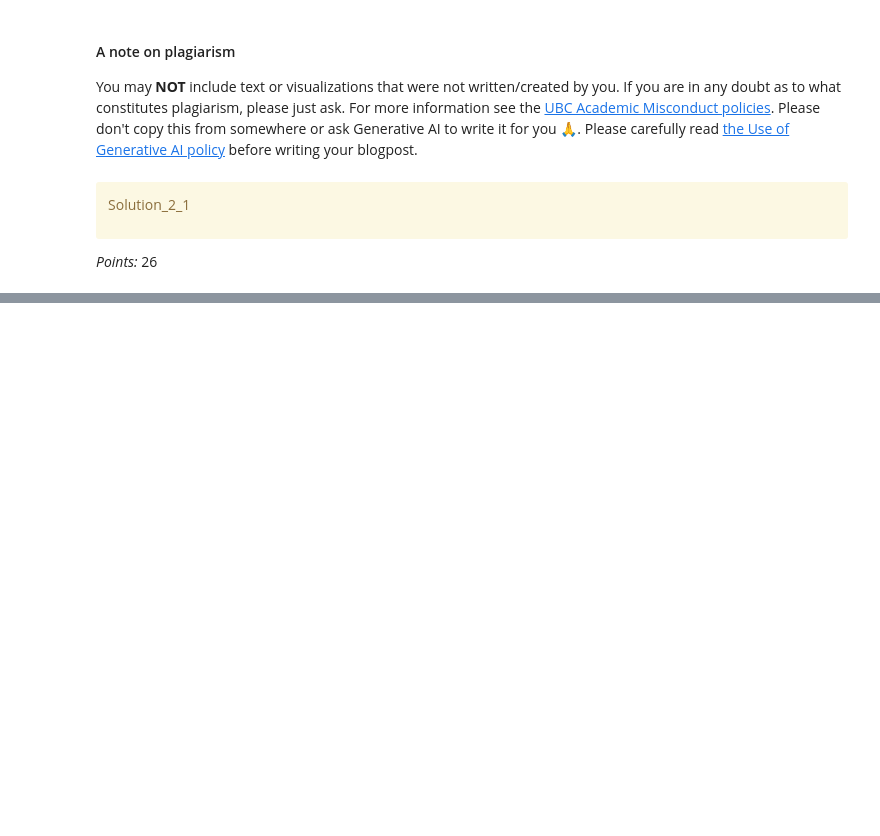
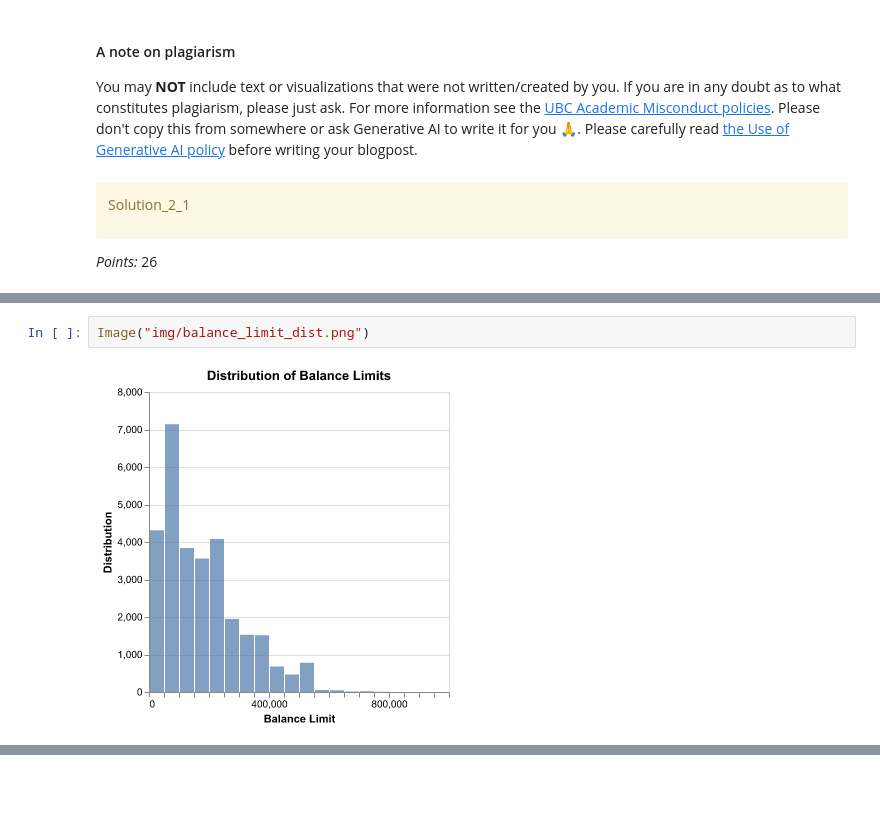
Before and after one commit to radhikab1/CPSC330_HW9, a Jupyter notebook: hw9.ipynb, the cells around one changed output, grey strips where cells are left out. Saved outputs shown, nothing was run; the diff lists cells and outputs as text; blank space fills up the shorter version.

Commit message:
updated formatting to show images better

```diff
--- a/hw9.ipynb
+++ b/hw9.ipynb
@@ -152,0 +178,4 @@ _Points:_ 26
+# %%
+Image("img/balance_limit_dist.png")
+# %% [output]
+[figure, added]
```
Also changed, not shown: parts of 13 cells of this notebook.
